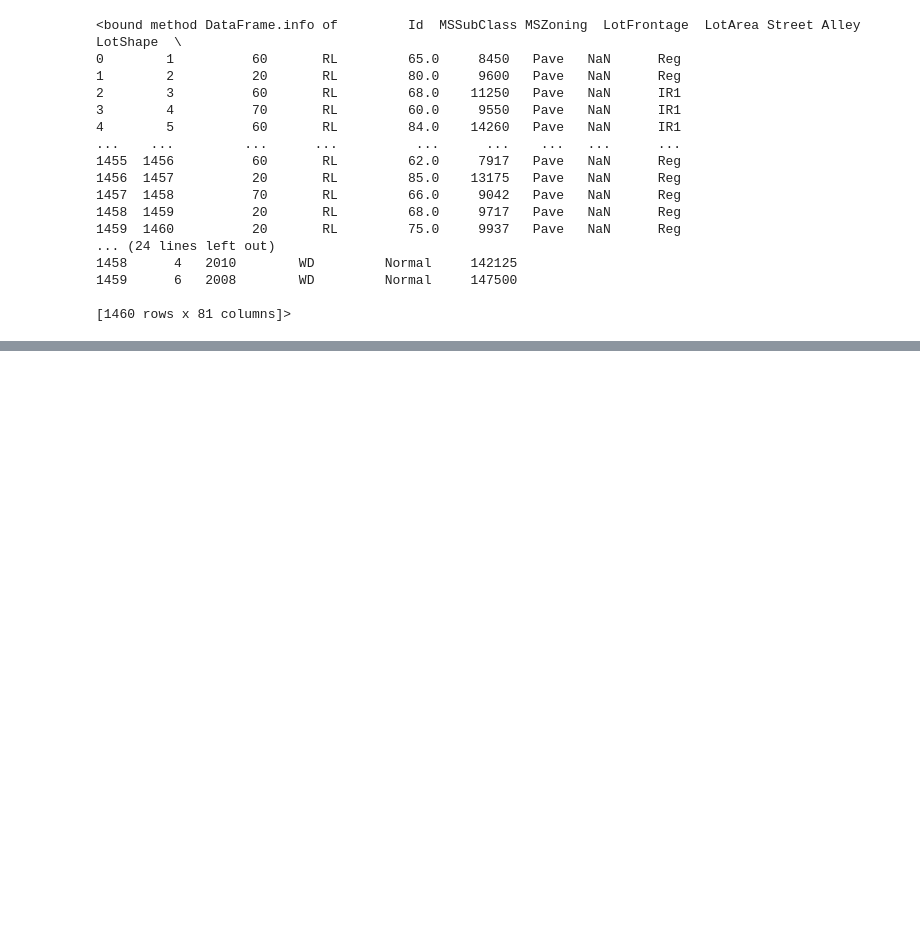
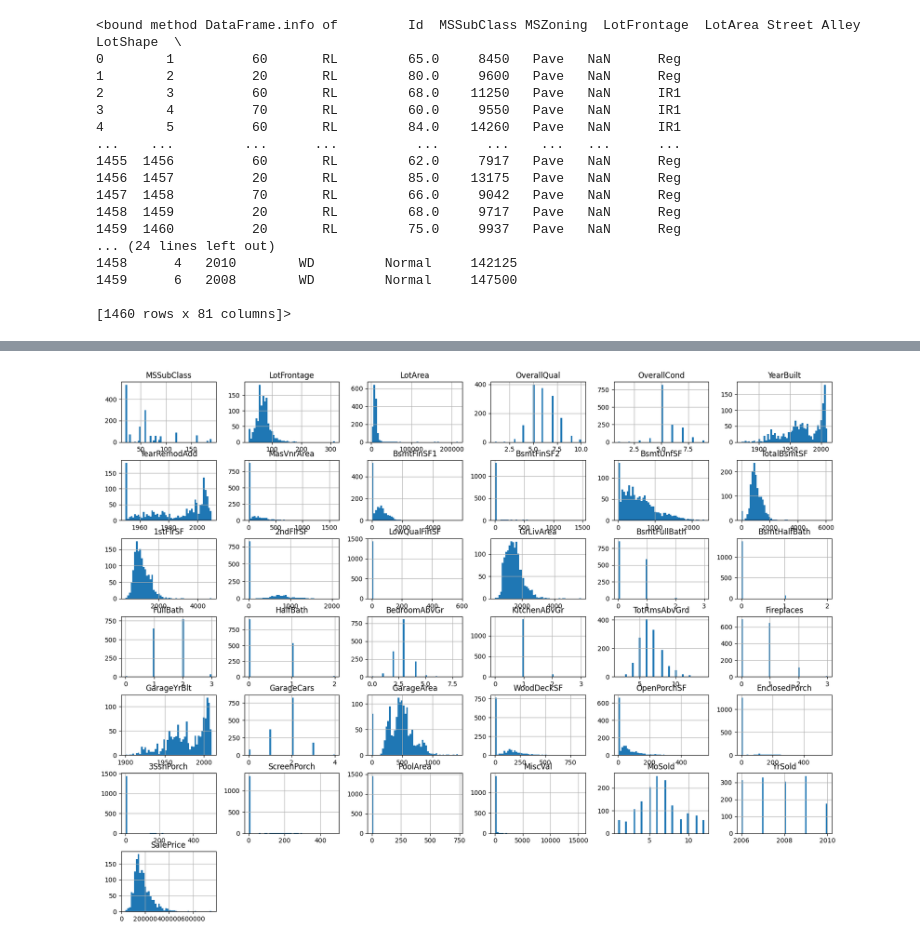
Before and after one commit to MahithaPoduvu/Mahitha_INFO5731_-Spring2023, a Jupyter notebook: INFO5731_Assignment_Four_(2).ipynb, the cells around one changed output, grey strips where cells are left out. Cells and saved outputs as stored; diff of their text form; code cells hidden in the pictures; blank space fills up the shorter version.

```diff
--- a/INFO5731_Assignment_Four_(2).ipynb
+++ b/INFO5731_Assignment_Four_(2).ipynb
@@ -499,7 +489,3 @@ sf.info # to get the info of the data
 1459      6   2008        WD         Normal     147500
 
 [1460 rows x 81 columns]>
-# %%
-sf['zindexvalue'] = sf['zindexvalue'].str.replace(',', '')
-sf['zindexvalue'] = sf['zindexvalue'].convert_objects(convert_numeric=True)
-sf.lastsolddate.min(), sf.lastsolddate.max()
@@ -507,0 +492,4 @@ KeyError: ignored
+# %%
+sf.drop(sf.columns[[0]], axis=1, inplace=True)
+sf.info()
+sf.describe()
@@ -507,0 +524,7 @@ KeyError: ignored
+# %%
+import matplotlib.pyplot as plt
+sf.hist(bins=50, figsize=(20,15))
+plt.savefig("attribute_histogram_plots")
+plt.show()
+# %% [output]
+[figure, added]
```
Also changed, not shown: parts of 22 cells of this notebook.
